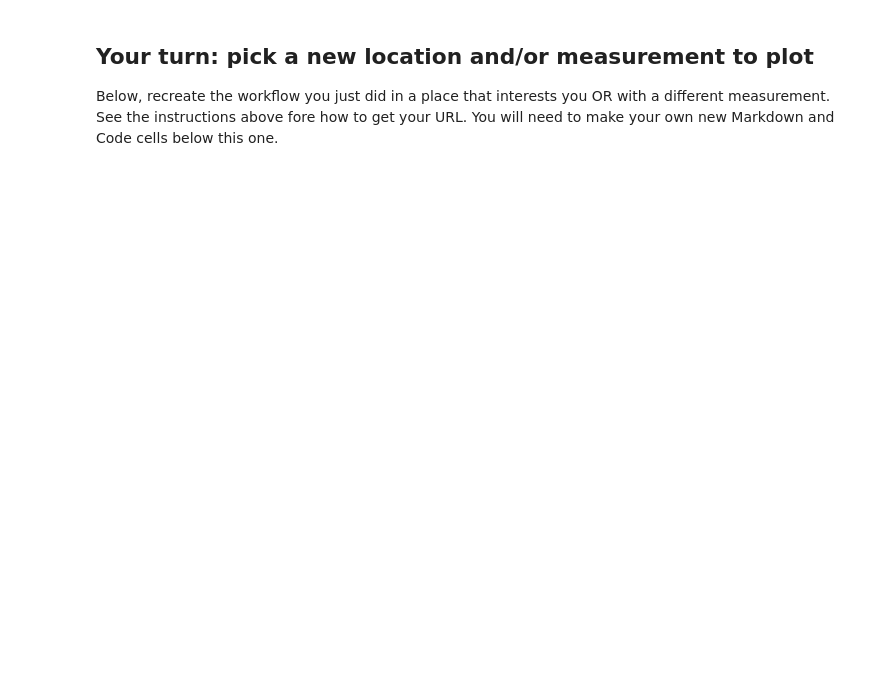
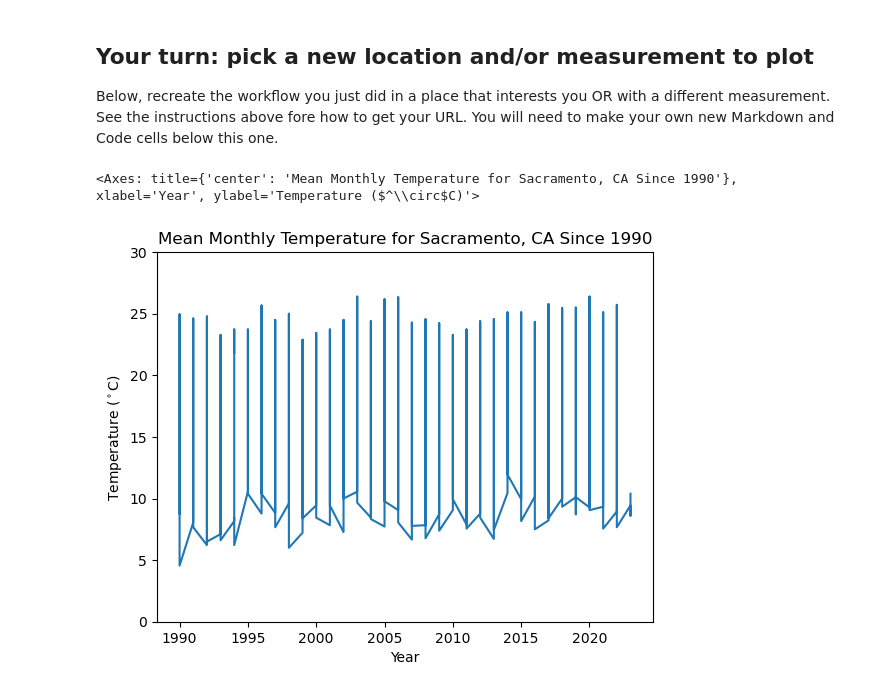
Before and after one commit to finalfemme/get-started-with-reproducible-science-finalfemme, a Jupyter notebook: Open_Reproducible_Science.ipynb, the cells around one changed output. Drawn from its saved outputs; the diff is of its cells as text; code cells hidden in the pictures; blank space fills up the shorter version.

```diff
--- a/Open_Reproducible_Science.ipynb
+++ b/Open_Reproducible_Science.ipynb
@@ -406,6 +456,40 @@ Describe your plot in this cell in 2-3 sentences
 # %% [markdown]
 ## Your turn: pick a new location and/or measurement to plot
 Below, recreate the workflow you just did in a place that interests you OR with a different measurement. See the instructions above fore how to get your URL. You will need to make your own new Markdown and Code cells below this one.
+# %%
+#pandas is already loaded, so we don't need to do it again here
+#make sure that is done though
+
+#set variable
+sac_temps = ('https://www.ncei.noaa.gov/access/monitoring'
+             '/climate-at-a-glance/city/time-series/USW00023232'
+             '/tavg/all/1/1990-2023.csv')
+
+# call variable
+sac_temps
+
+#set dataframe, set -99= unknown value
+sac_df = pd.read_csv(sac_temps, header= 4, names= ['Date', 'Value'],
+                     na_values= ['-99'])
+
+
+#fix dates
+sac_df.iloc[:,0] = sac_df.iloc[:,0] // 100
+
+#convert to celsius
+sac_df.iloc[:, 1] = (sac_df.iloc[:, 1] - 32) * (5/9)
+
+#call dataframe
+sac_df
+
+#plot the temperature vs date
+sac_df.plot(x='Date', y='Value', legend=False, xlabel='Year',
+                    ylabel= 'Temperature ($^\circ$C)',
+                    title= 'Mean Monthly Temperature for Sacramento, CA Since 1990',
+                     ylim=[-0, 30] )
+# %% [output]
+<Axes: title={'center': 'Mean Monthly Temperature for Sacramento, CA Since 1990'}, xlabel='Year', ylabel='Temperature ($^\\circ$C)'>
+[figure, added]
 # %% [markdown]
 ## Congratulations, you finished this coding challenge -- now make sure that your code is **reproducible**
 
```
Also changed, not shown: parts of 14 cells of this notebook, 2 other files.
